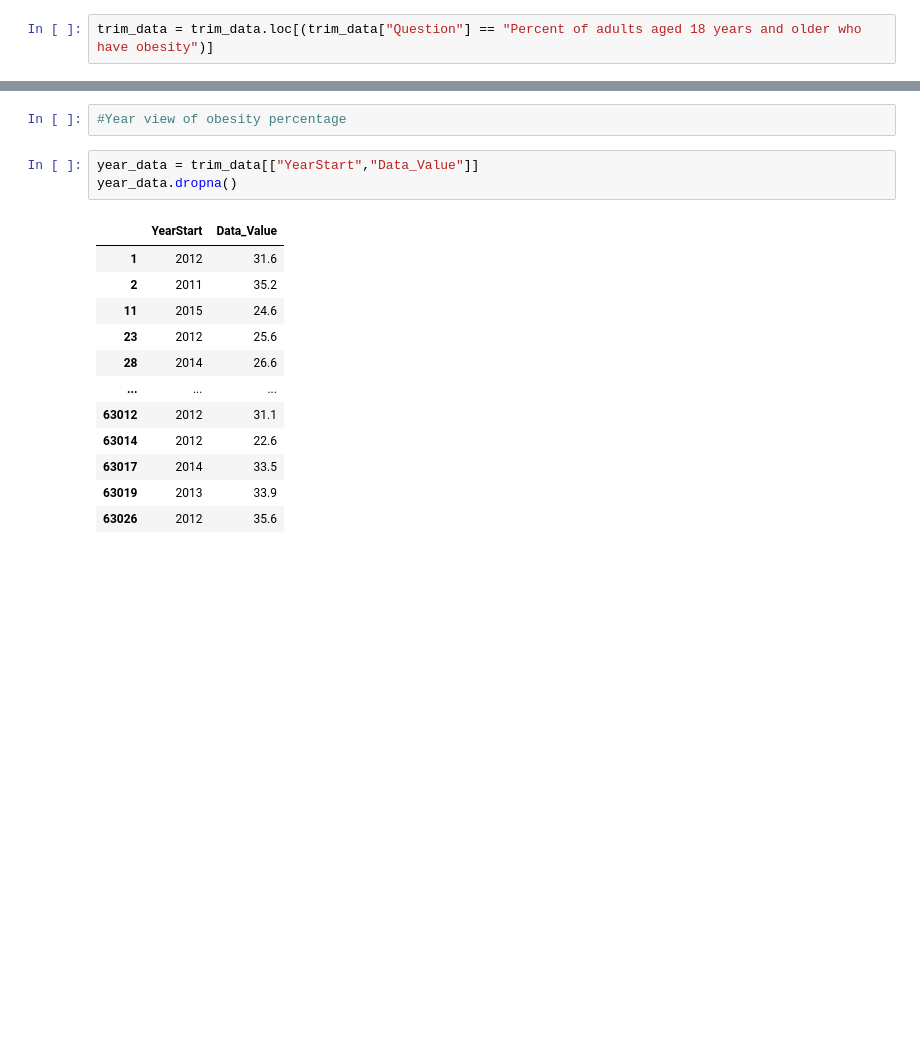
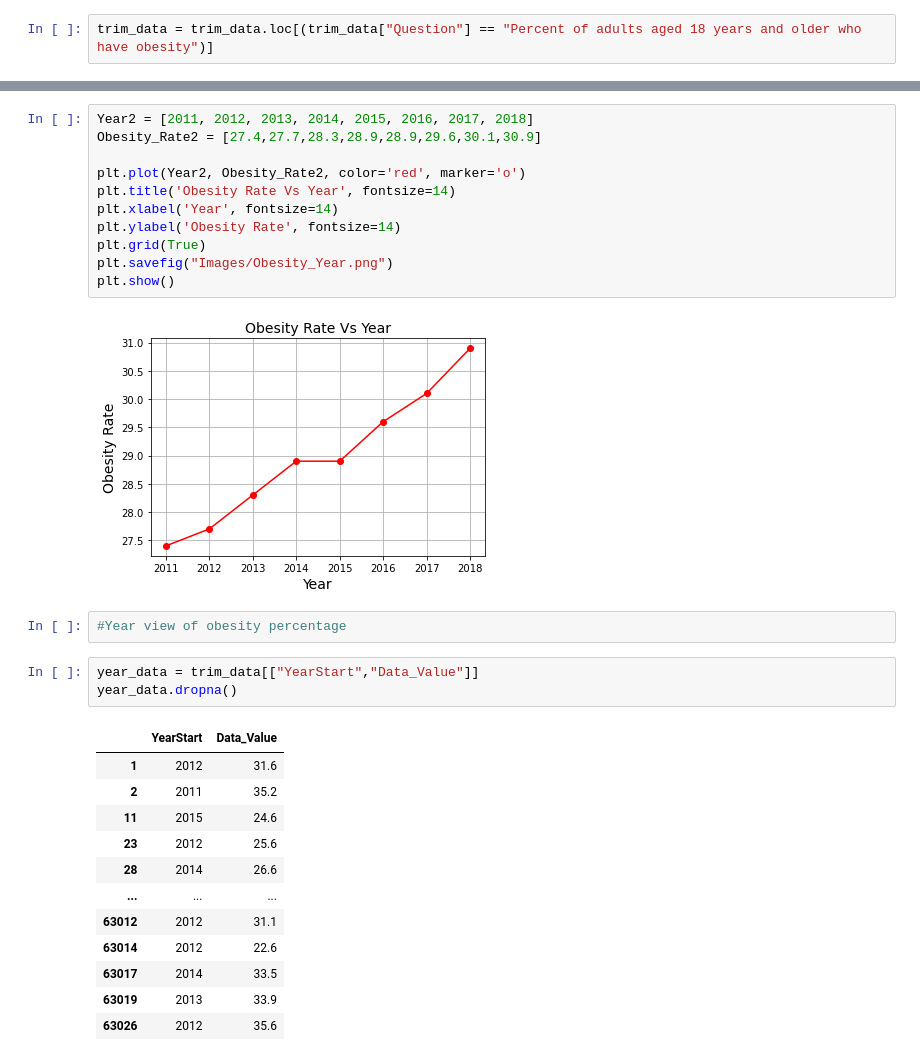
Before and after one commit to atpappa/Project1, a Jupyter notebook: DataExploration/cdc_data - Copy2.ipynb, the cells around one changed output, grey strips where cells are left out. Drawn from its saved outputs; the diff is of its cells as text; blank space fills up the shorter version.

Commit message:
images

```diff
--- a/DataExploration/cdc_data - Copy2.ipynb
+++ b/DataExploration/cdc_data - Copy2.ipynb
@@ -32,3 +65,16 @@ trim_data = trim_data.loc[(trim_data["Question"] == "Percent of adults aged 18 y
+# %%
+Year2 = [2011, 2012, 2013, 2014, 2015, 2016, 2017, 2018]
+Obesity_Rate2 = [27.4,27.7,28.3,28.9,28.9,29.6,30.1,30.9]
+
+plt.plot(Year2, Obesity_Rate2, color='red', marker='o')
+plt.title('Obesity Rate Vs Year', fontsize=14)
+plt.xlabel('Year', fontsize=14)
+plt.ylabel('Obesity Rate', fontsize=14)
+plt.grid(True)
+plt.savefig("Images/Obesity_Year.png")
+plt.show()
+# %% [output]
+[figure, added]
 # %%
 #Year view of obesity percentage
 # %%
```
Also changed, not shown: parts of 8 cells of this notebook, 5 other files.
